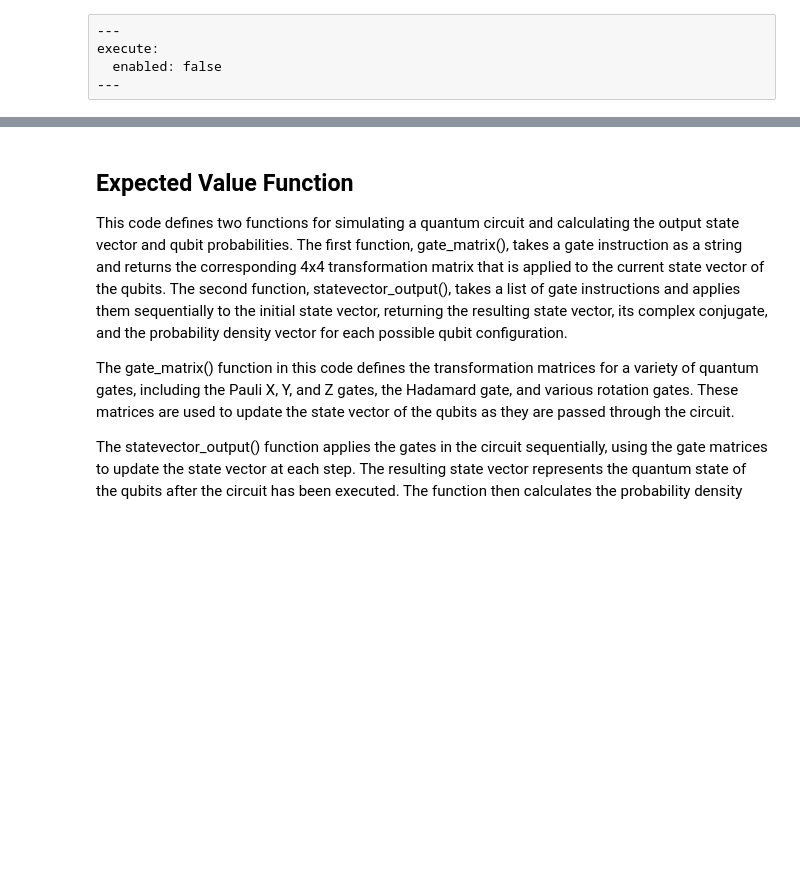
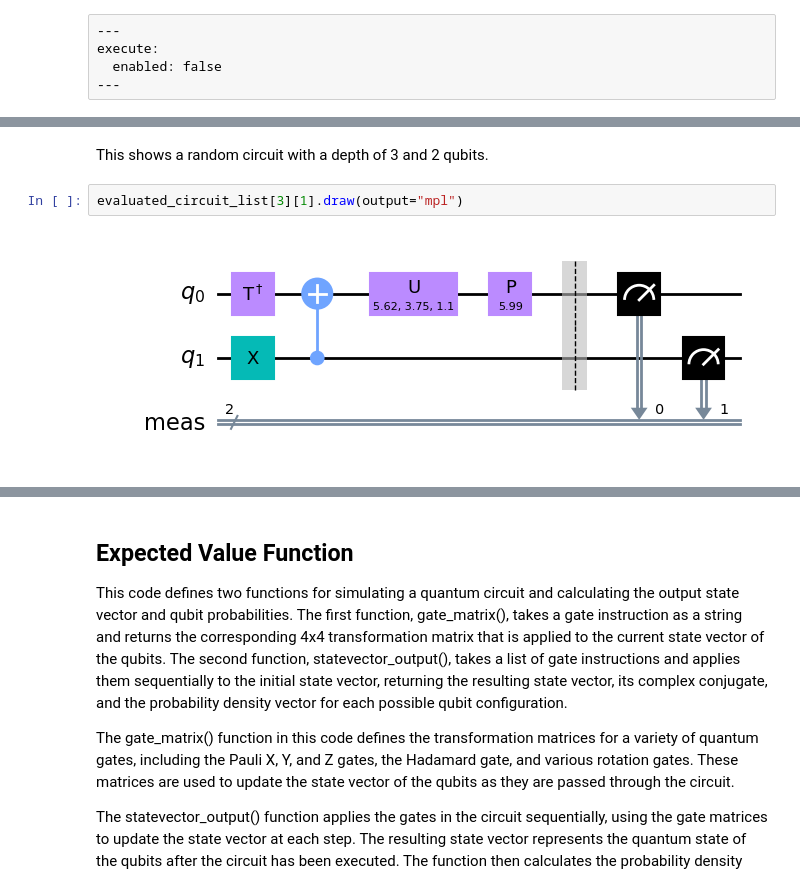
Before and after one commit to KLA-pie/Quantum-Circuits, a Jupyter notebook: Quantum-Functions/Random Quantum Circuits.ipynb, the cells around one changed output, grey strips where cells are left out. Cells and saved outputs as stored; diff of their text form; blank space fills up the shorter version.

```diff
--- a/Quantum-Functions/Random Quantum Circuits.ipynb
+++ b/Quantum-Functions/Random Quantum Circuits.ipynb
@@ -102,0 +125,6 @@ print(evaluated_circuit_list)
+# %% [markdown]
+This shows a random circuit with a depth of 3 and 2 qubits.
+# %%
+evaluated_circuit_list[3][1].draw(output="mpl")
+# %% [output]
+[figure, added]
```
Also changed, not shown: parts of 28 cells of this notebook.
